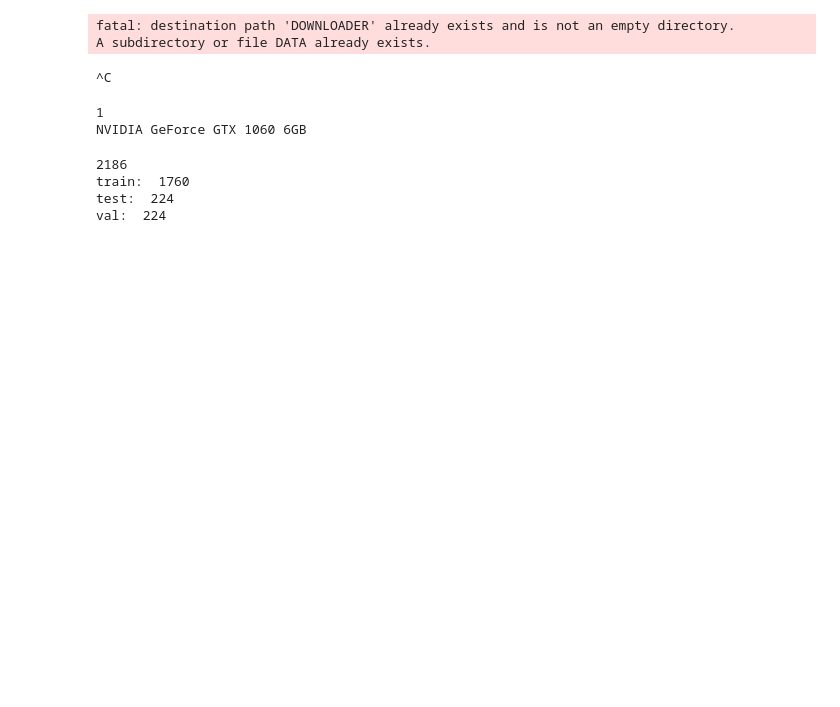
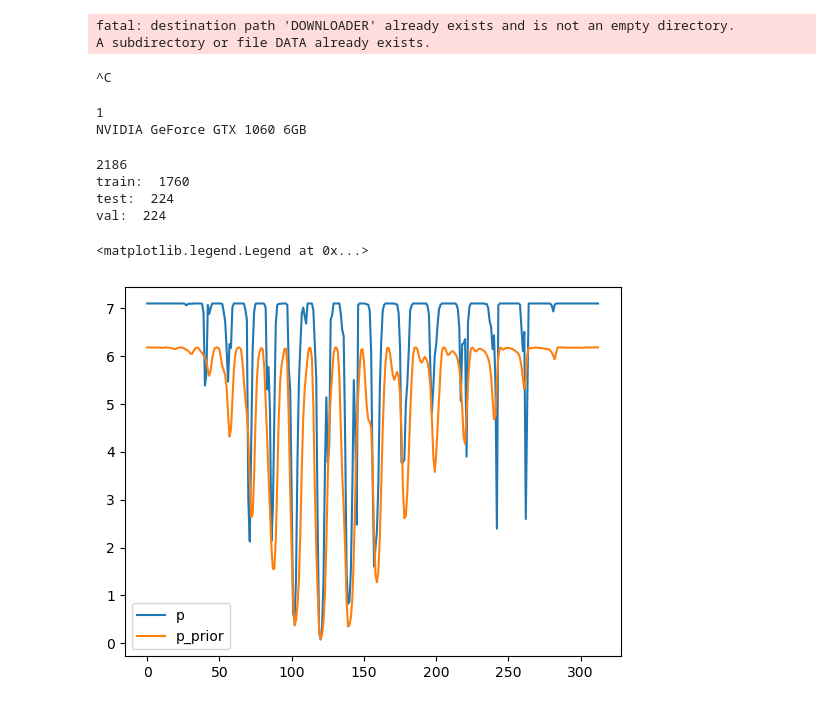
Before and after one commit to WardGauderis/Image-Colourisation, a Jupyter notebook: coloriser.ipynb, the cells around one changed output. Drawn from its saved outputs; the diff is of its cells as text; code cells hidden in the pictures; blank space fills up the shorter version.

```diff
--- a/coloriser.ipynb
+++ b/coloriser.ipynb
@@ -169,12 +178,24 @@ q_length = q_to_ab.shape[0]
 
 must_compute_p = False
 if must_compute_p:
-    p = compute_p(train, q_length)
-    torch.save(p, "PRECALCULATED/p.pt")
-# p = torch.load("p.pt").to(device)
-p = torch.from_numpy(np.load("PRECALCULATED/p-prior.npy")).to(device)
+    new = compute_p(train_full, q_length, q_to_ab.cpu())
+    torch.save(new, "PRECALCULATED/p.pt")
 
-weights_to_rebalance = compute_w(p, lamb=0.5, Q=q_length)
+p = torch.load("PRECALCULATED/p.pt").to(device)
+p_smooth = torch.tensor(smooth(p.cpu())).to(device)
+p_prior = torch.from_numpy(np.load("PRECALCULATED/p-prior.npy")).to(device)
+p_prior_smooth = torch.tensor(smooth(p_prior.cpu())).to(device)
+
+weights = compute_w(p, lamb=0.5)
+# %%
+plt.plot(weights.cpu(), label="p")
+w_other = compute_w(p_prior, lamb=0.5)
+plt.plot(w_other.cpu(), label="p_prior")
+# plt.plot(p_prior_smooth.cpu())
+plt.legend()
+# %% [output]
+<matplotlib.legend.Legend at 0x...>
+[figure, added]
 # %%
 import importlib
 
```
Also changed, not shown: parts of 7 cells of this notebook, 3 other files.
